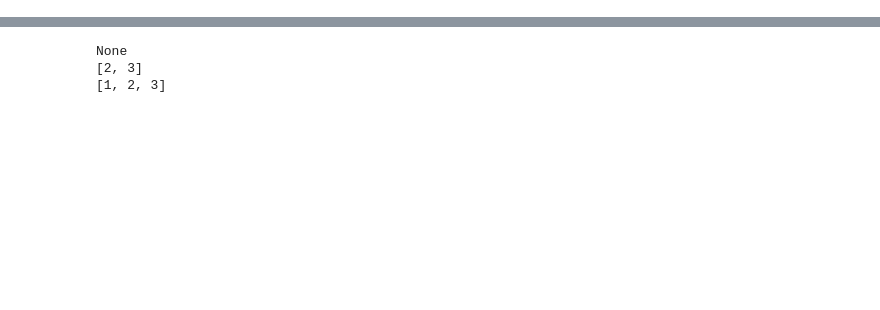
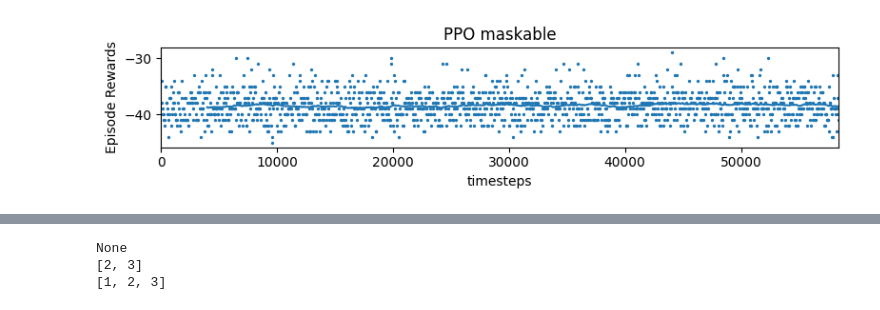
Before and after one commit to Farid-Najar/TransportersDilemma, a Jupyter notebook: RL/notebook.ipynb, the cells around one changed output, grey strips where cells are left out. Cells and saved outputs as stored; diff of their text form; code cells hidden in the pictures; blank space fills up the shorter version.

```diff
--- a/RL/notebook.ipynb
+++ b/RL/notebook.ipynb
@@ -15,0 +36,8 @@ FileNotFoundError: [Errno 2] No such file or directory: 'assignment.py'
+# %%
+log_dir = 'ppo_mask/rewardMode(penalize_length)_steps(50000)/'
+# Helper from the library
+results_plotter.plot_results(
+    [log_dir], 1e5, results_plotter.X_TIMESTEPS, "PPO maskable"
+)
+# %% [output]
+[figure, added]
```
Also changed, not shown: parts of 17 cells of this notebook, 48 other files.
